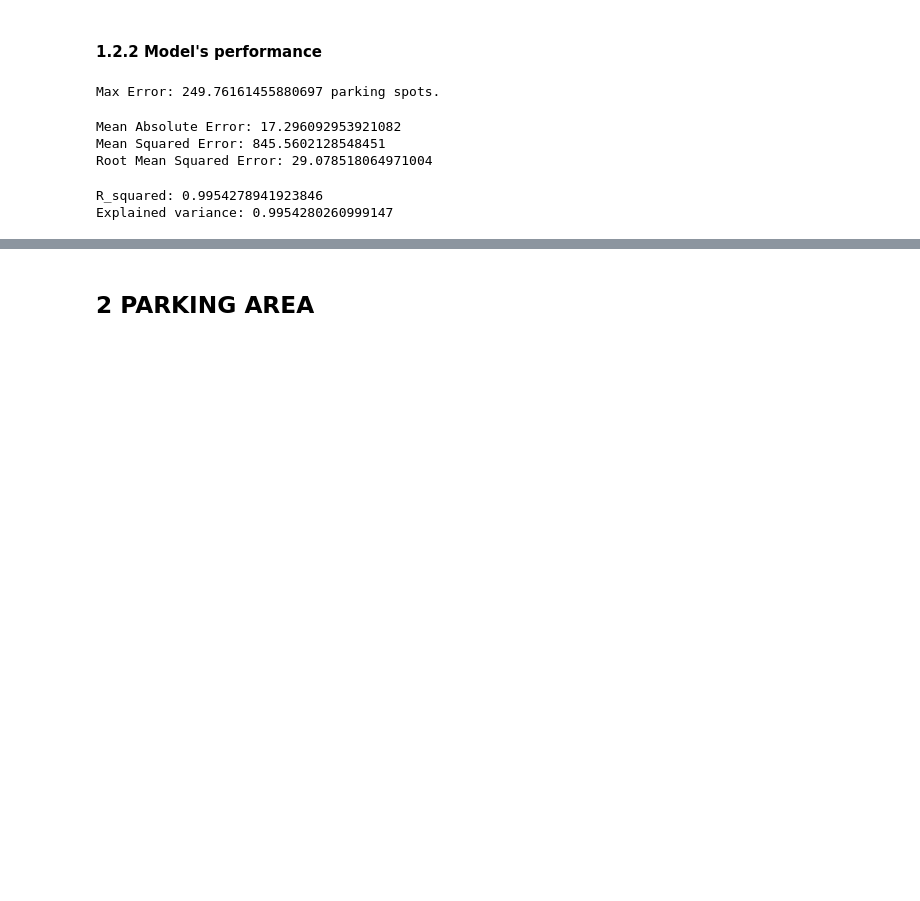
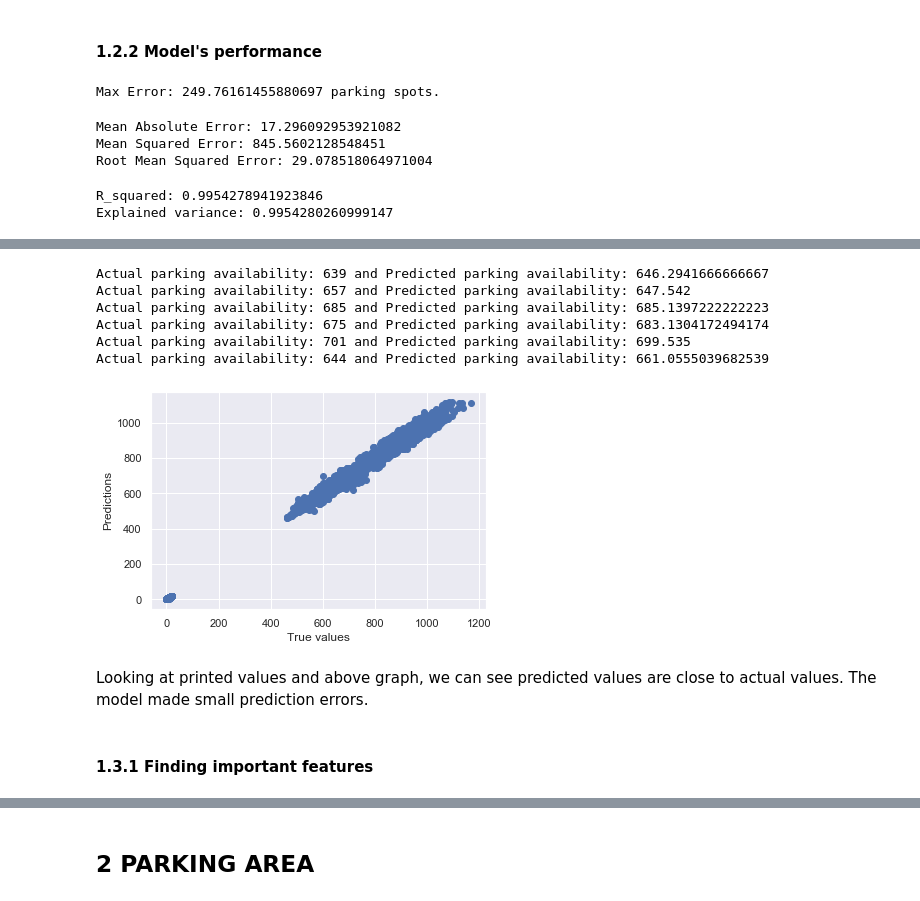
Before and after one commit to monikakrajnc/Capstone-Project-1, a Jupyter notebook: Machine_Learning_Models/Capstone_project_Random_Forest.ipynb, the cells around one changed output, grey strips where cells are left out. Saved outputs shown, nothing was run; the diff lists cells and outputs as text; code cells hidden in the pictures; blank space fills up the shorter version.

```diff
--- a/Machine_Learning_Models/Capstone_project_Random_Forest.ipynb
+++ b/Machine_Learning_Models/Capstone_project_Random_Forest.ipynb
@@ -418,0 +540,22 @@ In this model the maximum error is visibly greater than in the previous model (w
+# %%
+# labels are the values we want to predict
+labels_ZIP_98101 = np.array(data_ZIP_98101_features['AdjustedParkingAvailability'])
+
+# remove the labels from the features
+# axis 1 refers to the columns
+features_ZIP_98101 = data_ZIP_98101_features.drop('AdjustedParkingAvailability', axis = 1)
+
+# saving feature names for later use
+feature_list_ZIP_98101 = list(features_ZIP_98101.columns)
+
+# convert to numpy array
+features_ZIP_98101 = np.array(features_ZIP_98101)
+# %%
+# split dataset into training set and test set, 70% training and 30% test
+X_train_ZIP_98101, X_test_ZIP_98101, y_train_ZIP_98101, y_test_ZIP_98101 = train_test_split(features_ZIP_98101, labels_ZIP_98101, test_size=0.3)
+# %%
+# instantiate model
+rand_forest_ZIP_98101 = RandomForestRegressor(n_estimators = 100)
+
+# train the model on training data
+rand_forest_ZIP_98101.fit(X_train_ZIP_98101, y_train_ZIP_98101)
@@ -418,0 +570,26 @@ In this model the maximum error is visibly greater than in the previous model (w
+# %%
+# use the forest's predict method on the test data
+rd_pred_ZIP_98101 = rand_forest_ZIP_98101.predict(X_test_ZIP_98101)
+# %%
+# printing the first 6 values of y_test_ZIP_98101 and the predicted results target
+for i in range(0, 6):
+    print('Actual parking availability: {} and Predicted parking availability: {}'.format(list(y_test_ZIP_98101)[i], rd_pred_ZIP_98101[i]))
+# %% [output]
+Actual parking availability: 639 and Predicted parking availability: 646.2941666666667
+Actual parking availability: 657 and Predicted parking availability: 647.542
+Actual parking availability: 685 and Predicted parking availability: 685.1397222222223
+Actual parking availability: 675 and Predicted parking availability: 683.1304172494174
+Actual parking availability: 701 and Predicted parking availability: 699.535
+Actual parking availability: 644 and Predicted parking availability: 661.0555039682539
+# %%
+# plot the model
+plt.scatter(y_test_ZIP_98101, rd_pred_ZIP_98101)
+plt.xlabel('True values')
+plt.ylabel('Predictions')
+plt.show()
+# %% [output]
+[figure, added]
+# %% [markdown]
+Looking at printed values and above graph, we can see predicted values are close to actual values. The model made small prediction errors.
+# %% [markdown]
+#### 1.3.1 Finding important features
```
Also changed, not shown: parts of 149 cells of this notebook, 2 other files.
